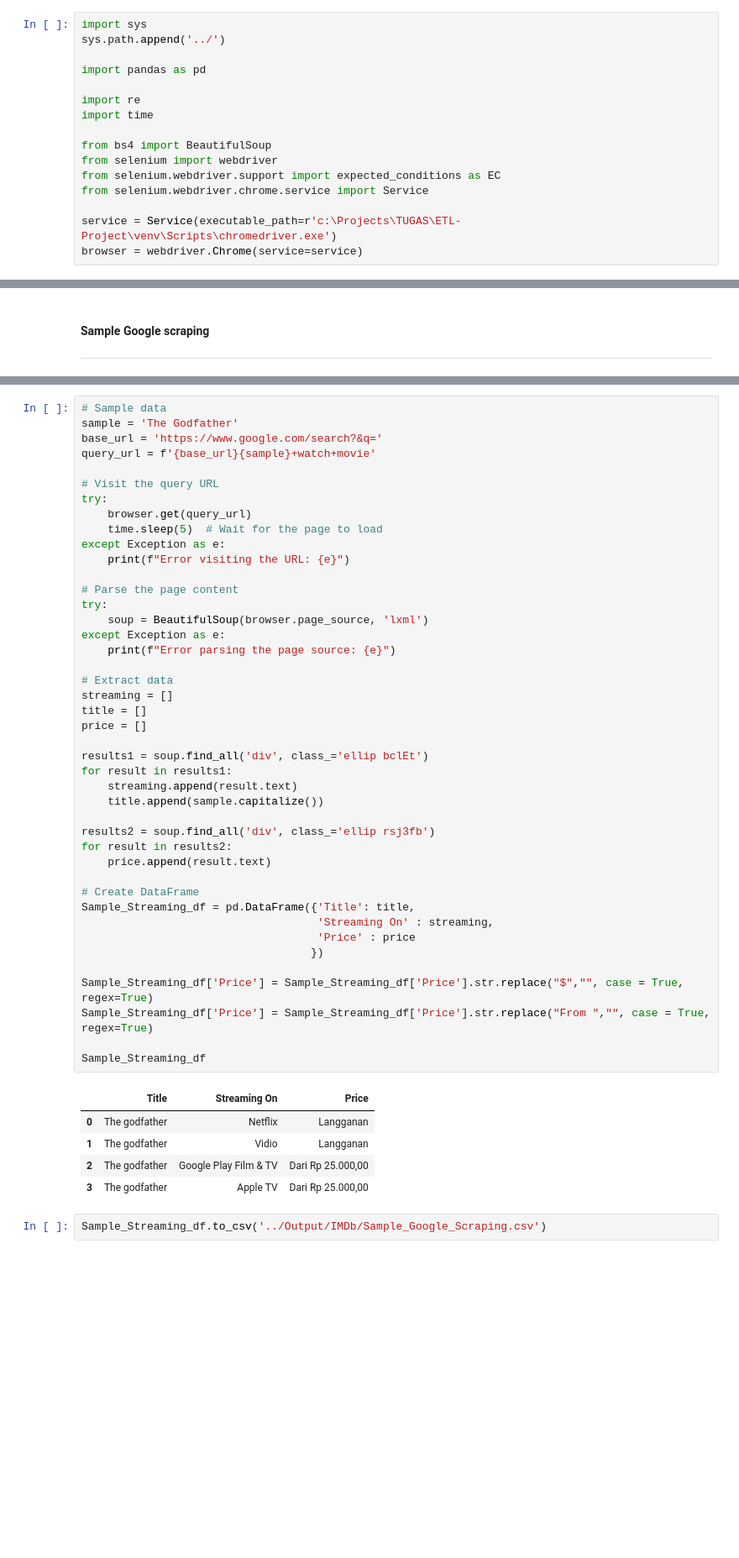
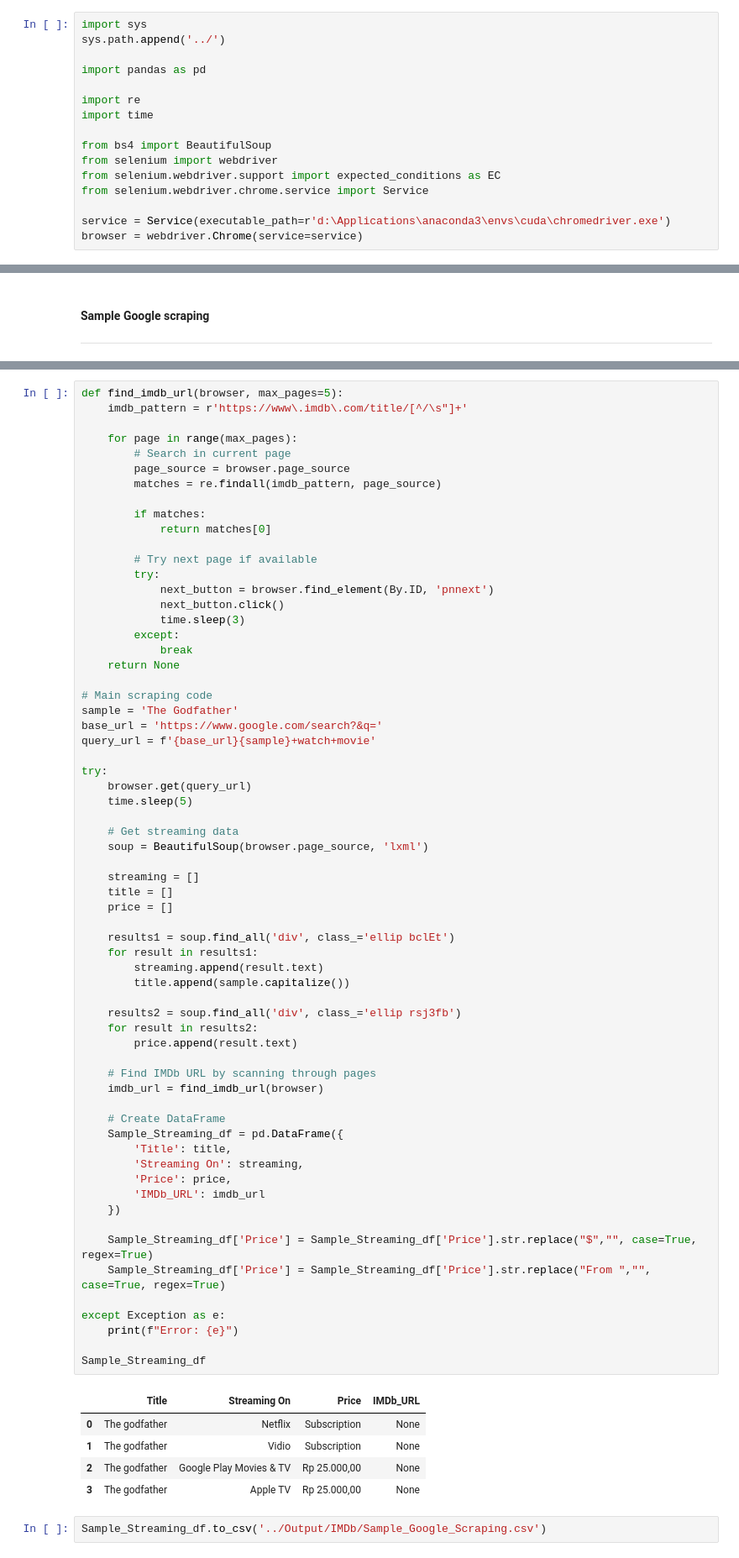
Before and after one commit to johanpramudito/ETL-Melodi, a Jupyter notebook: Extract/IMDb.ipynb, the cells around one changed output, grey strips where cells are left out. Shown at 84% size. Drawn from its saved outputs; the diff is of its cells as text; blank space fills up the shorter version.

Commit message:
fix: imdb_id in google scrapping

```diff
--- a/Extract/IMDb.ipynb
+++ b/Extract/IMDb.ipynb
@@ -15,7 +15,7 @@ from selenium import webdriver
 from selenium.webdriver.support import expected_conditions as EC
 from selenium.webdriver.chrome.service import Service
 
-service = Service(executable_path=r'c:\Projects\TUGAS\ETL-Project\venv\Scripts\chromedriver.exe')
+service = Service(executable_path=r'd:\Applications\anaconda3\envs\cuda\chromedriver.exe')
 browser = webdriver.Chrome(service=service)
 # %%
 !where chromedriver
@@ -171,52 +169,73 @@ Web Browser Setup
 # %%
-# Sample data
+def find_imdb_url(browser, max_pages=5):
+    imdb_pattern = r'https://www\.imdb\.com/title/[^/\s"]+'
+
+    for page in range(max_pages):
+        # Search in current page
+        page_source = browser.page_source
+        matches = re.findall(imdb_pattern, page_source)
+
+        if matches:
+            return matches[0]
+
+        # Try next page if available
+        try:
+            next_button = browser.find_element(By.ID, 'pnnext')
+            next_button.click()
+            time.sleep(3)
+        except:
+            break
+    return None
+
+# Main scraping code
 sample = 'The Godfather'
 base_url = 'https://www.google.com/search?&q='
 query_url = f'{base_url}{sample}+watch+movie'
 
-# Visit the query URL
 try:
     browser.get(query_url)
-    time.sleep(5)  # Wait for the page to load
+    time.sleep(5)
+
+    # Get streaming data
+    soup = BeautifulSoup(browser.page_source, 'lxml')
+
+    streaming = []
+    title = []
+    price = []
+
+    results1 = soup.find_all('div', class_='ellip bclEt')
+    for result in results1:
+        streaming.append(result.text)
+        title.append(sample.capitalize())
+
+    results2 = soup.find_all('div', class_='ellip rsj3fb')
+    for result in results2:
+        price.append(result.text)
+
+    # Find IMDb URL by scanning through pages
+    imdb_url = find_imdb_url(browser)
+
+    # Create DataFrame
+    Sample_Streaming_df = pd.DataFrame({
+        'Title': title,
+        'Streaming On': streaming,
+        'Price': price,
+        'IMDb_URL': imdb_url
+    })
+
+    Sample_Streaming_df['Price'] = Sample_Streaming_df['Price'].str.replace("$","", case=True, regex=True)
+    Sample_Streaming_df['Price'] = Sample_Streaming_df['Price'].str.replace("From ","", case=True, regex=True)
+
 except Exception as e:
-    print(f"Error visiting the URL: {e}")
-
-# Parse the page content
-try:
-    soup = BeautifulSoup(browser.page_source, 'lxml')
-except Exception as e:
-    print(f"Error parsing the page source: {e}")
-
-# Extract data
-streaming = []
-title = []
-price = []
-
-results1 = soup.find_all('div', class_='ellip bclEt')
-for result in results1:
-    streaming.append(result.text)
-    title.append(sample.capitalize())
-
-results2 = soup.find_all('div', class_='ellip rsj3fb')
-for result in results2:
-    price.append(result.text)
-
-# Create DataFrame
-Sample_Streaming_df = pd.DataFrame({'Title': title,
-                                    'Streaming On' : streaming,
-                                    'Price' : price
-                                   })
-
-Sample_Streaming_df['Price'] = Sample_Streaming_df['Price'].str.replace("$","", case = True, regex=True)
-Sample_Streaming_df['Price'] = Sample_Streaming_df['Price'].str.replace("From ","", case = True, regex=True)
+    print(f"Error: {e}")
 
 Sample_Streaming_df
 # %% [output]
-|  | Title | Streaming On | Price |
-| 0 | The godfather | Netflix | Langganan |
-| 1 | The godfather | Vidio | Langganan |
-| 2 | The godfather | Google Play Film & TV | Dari Rp 25.000,00 |
-| 3 | The godfather | Apple TV | Dari Rp 25.000,00 |
+|  | Title | Streaming On | Price | IMDb_URL |
+| 0 | The godfather | Netflix | Subscription | None |
+| 1 | The godfather | Vidio | Subscription | None |
+| 2 | The godfather | Google Play Movies & TV | Rp 25.000,00 | None |
+| 3 | The godfather | Apple TV | Rp 25.000,00 | None |
 # %%
 Sample_Streaming_df.to_csv('../Output/IMDb/Sample_Google_Scraping.csv')
 # %% [markdown]
```
Also changed, not shown: parts of 9 cells of this notebook, 8 other files.
